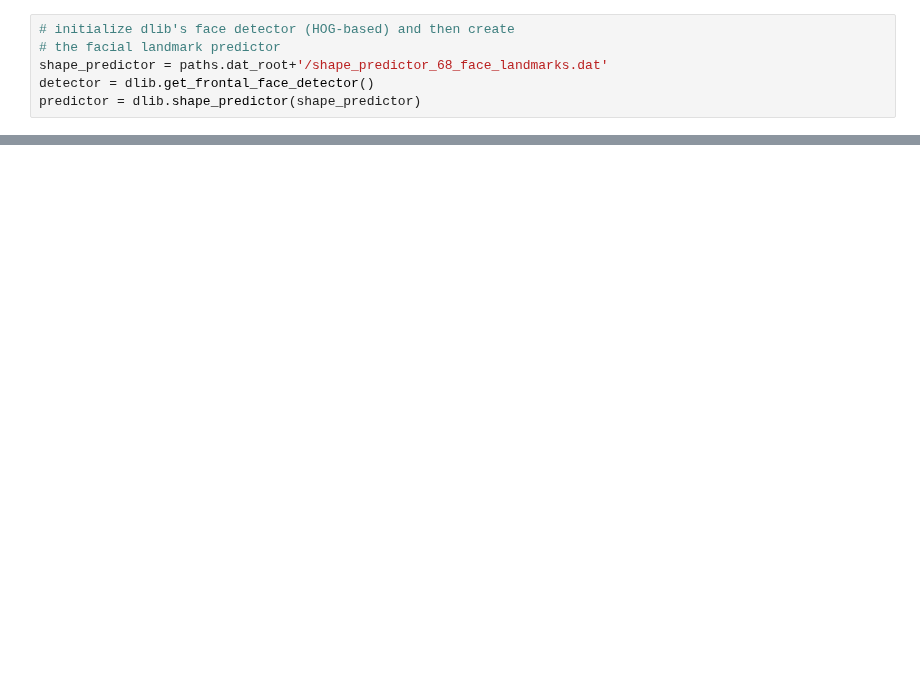
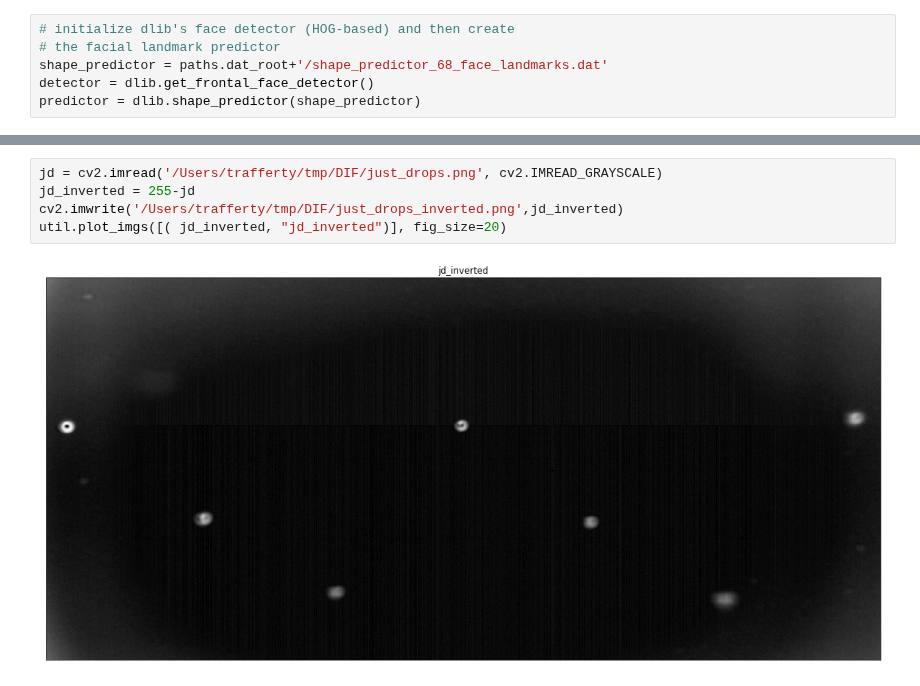
Before and after one commit to Aniruddh1/ipython-opencv-notebooks, a Jupyter notebook: notebooks/DLIB Fun.ipynb, the cells around one changed output, grey strips where cells are left out. Saved outputs shown, nothing was run; the diff lists cells and outputs as text; blank space fills up the shorter version.

```diff
--- a/notebooks/DLIB Fun.ipynb
+++ b/notebooks/DLIB Fun.ipynb
@@ -95,0 +150,7 @@ plt.show()
+# %%
+jd = cv2.imread('/Users/trafferty/tmp/DIF/just_drops.png', cv2.IMREAD_GRAYSCALE)
+jd_inverted = 255-jd
+cv2.imwrite('/Users/trafferty/tmp/DIF/just_drops_inverted.png',jd_inverted)
+util.plot_imgs([( jd_inverted, "jd_inverted")], fig_size=20)
+# %% [output]
+[figure, added]
```
Also changed, not shown: parts of 5 cells of this notebook, 8 other files.
